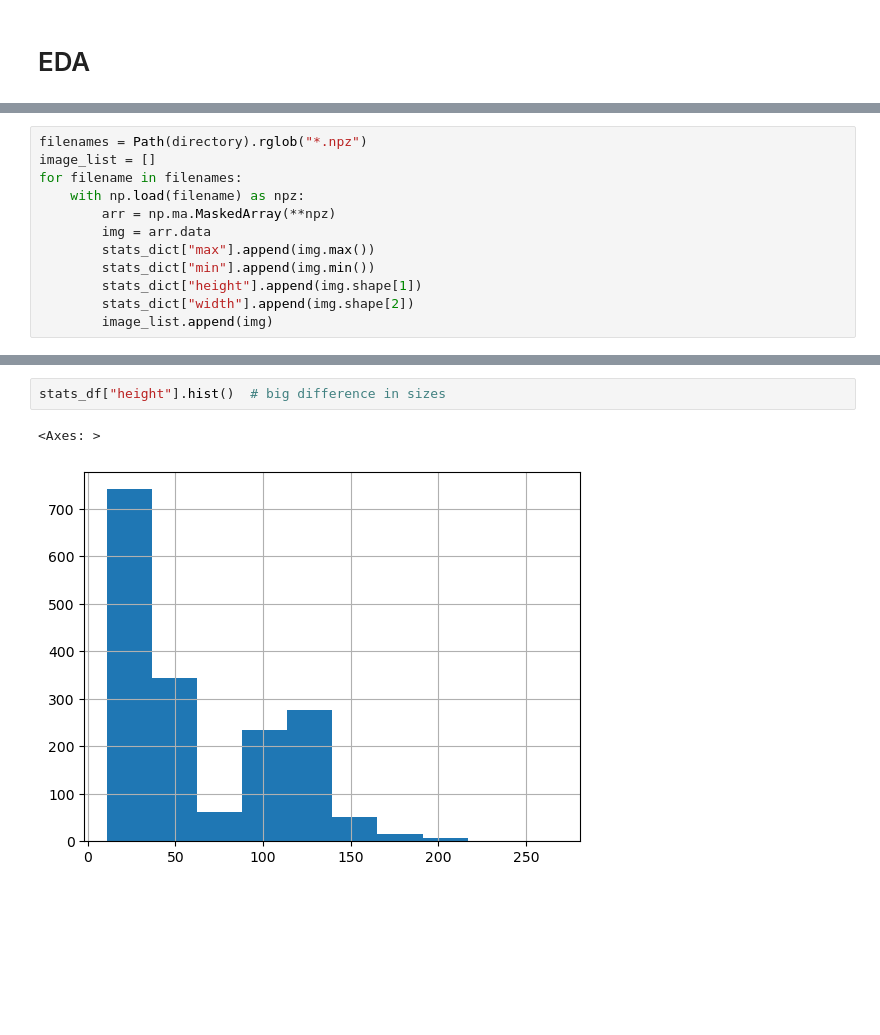
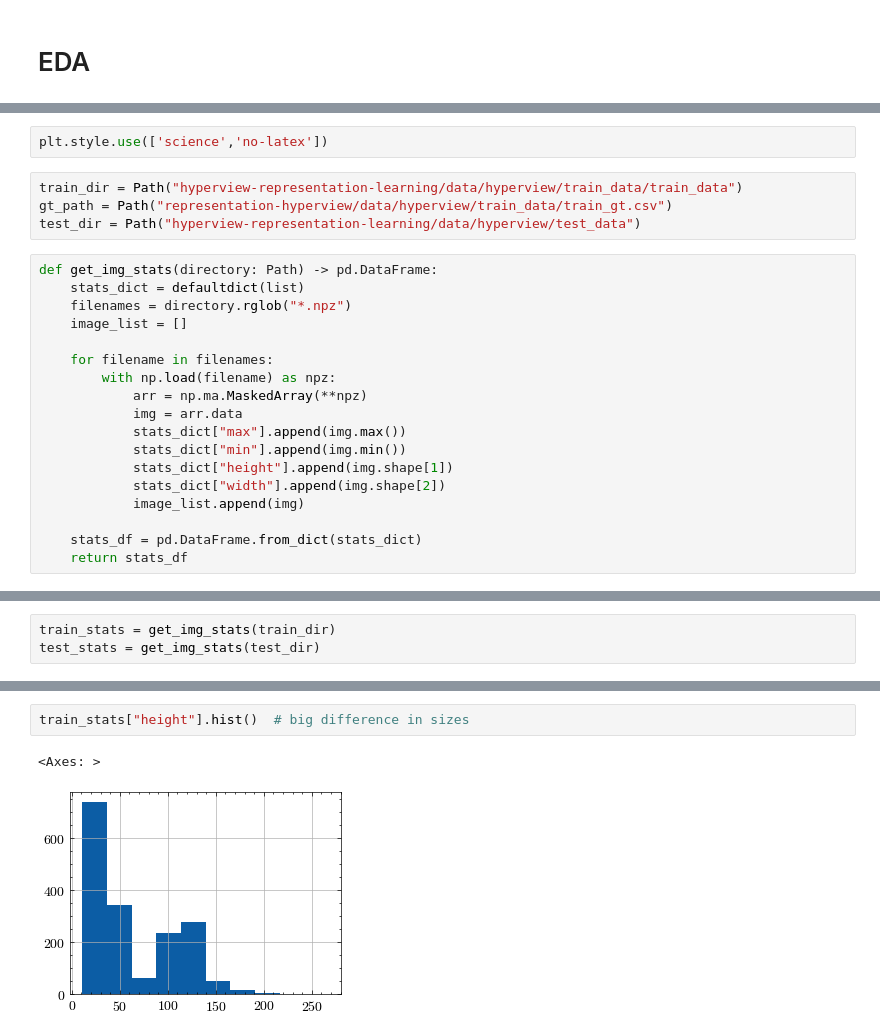
Before and after one commit to zuzg/domain-aware-hyperspectral-ml, a Jupyter notebook: notebooks/eda.ipynb, the cells around one changed output, grey strips where cells are left out. Drawn from its saved outputs; the diff is of its cells as text; blank space fills up the shorter version.

```diff
--- a/notebooks/eda.ipynb
+++ b/notebooks/eda.ipynb
@@ -13,12 +12,24 @@ stats_dict = defaultdict(list)
+# %%
+plt.style.use(['science','no-latex'])
+# %%
+train_dir = Path("hyperview-representation-learning/data/hyperview/train_data/train_data")
+gt_path = Path("representation-hyperview/data/hyperview/train_data/train_gt.csv")
+test_dir = Path("hyperview-representation-learning/data/hyperview/test_data")
 # %%
-filenames = Path(directory).rglob("*.npz")
-image_list = []
-for filename in filenames:
-    with np.load(filename) as npz:
-        arr = np.ma.MaskedArray(**npz)
-        img = arr.data
-        stats_dict["max"].append(img.max())
-        stats_dict["min"].append(img.min())
-        stats_dict["height"].append(img.shape[1])
-        stats_dict["width"].append(img.shape[2])
-        image_list.append(img)
+def get_img_stats(directory: Path) -> pd.DataFrame:
+    stats_dict = defaultdict(list)
+    filenames = directory.rglob("*.npz")
+    image_list = []
+
+    for filename in filenames:
+        with np.load(filename) as npz:
+            arr = np.ma.MaskedArray(**npz)
+            img = arr.data
+            stats_dict["max"].append(img.max())
+            stats_dict["min"].append(img.min())
+            stats_dict["height"].append(img.shape[1])
+            stats_dict["width"].append(img.shape[2])
+            image_list.append(img)
+
+    stats_df = pd.DataFrame.from_dict(stats_dict)
+    return stats_df
@@ -35 +36,4 @@ stats_df.head()
+# %%
+train_stats = get_img_stats(train_dir)
+test_stats = get_img_stats(test_dir)
 # %%
@@ -57,6 +73,6 @@ stats_df["max"].hist()  # what to do with outliers?
 # %%
-stats_df["height"].hist()  # big difference in sizes
+train_stats["height"].hist()  # big difference in sizes
 # %% [output]
 <Axes: >
-[figure, old version]
+[figure, new version]
 # %%
```
Also changed, not shown: parts of 15 cells of this notebook.
